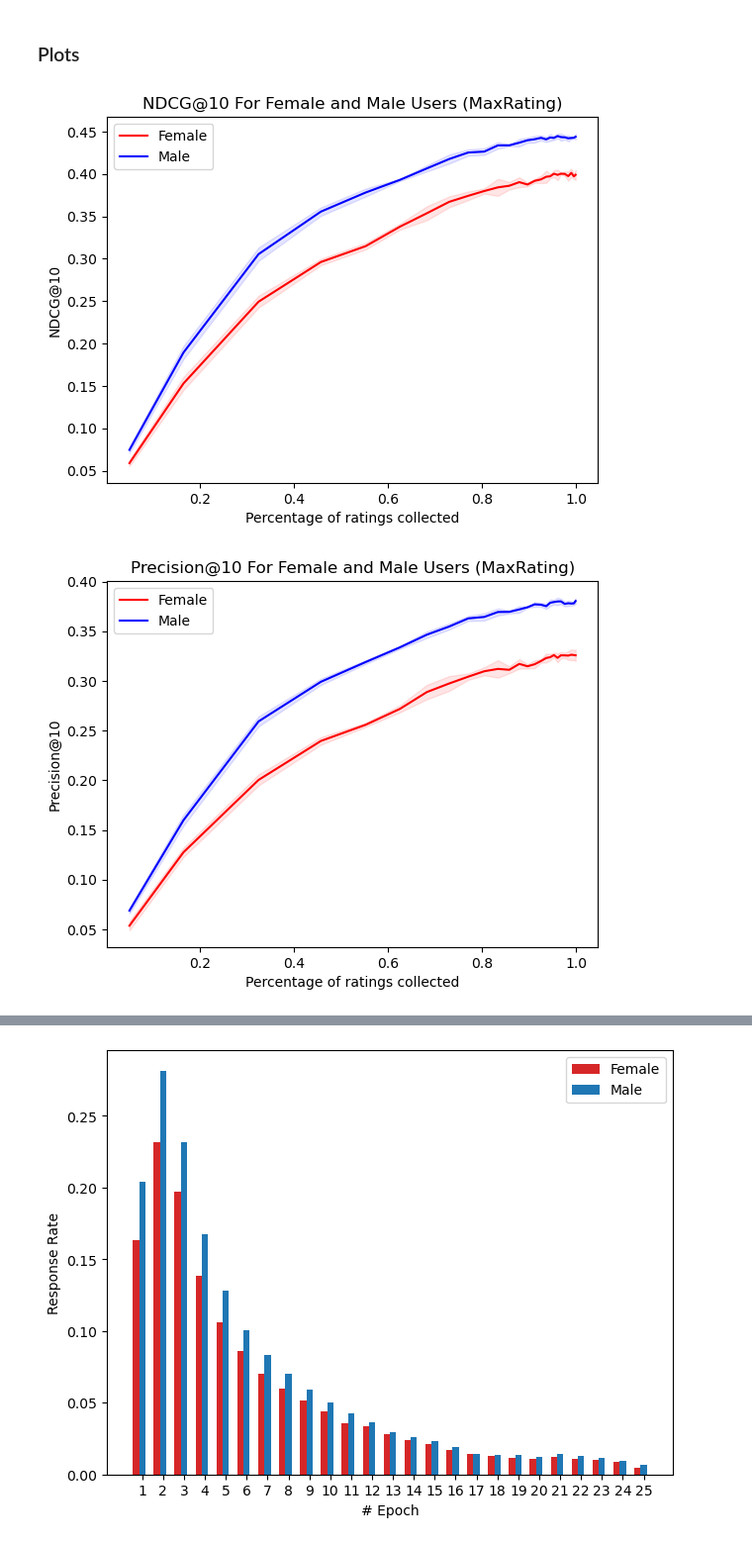
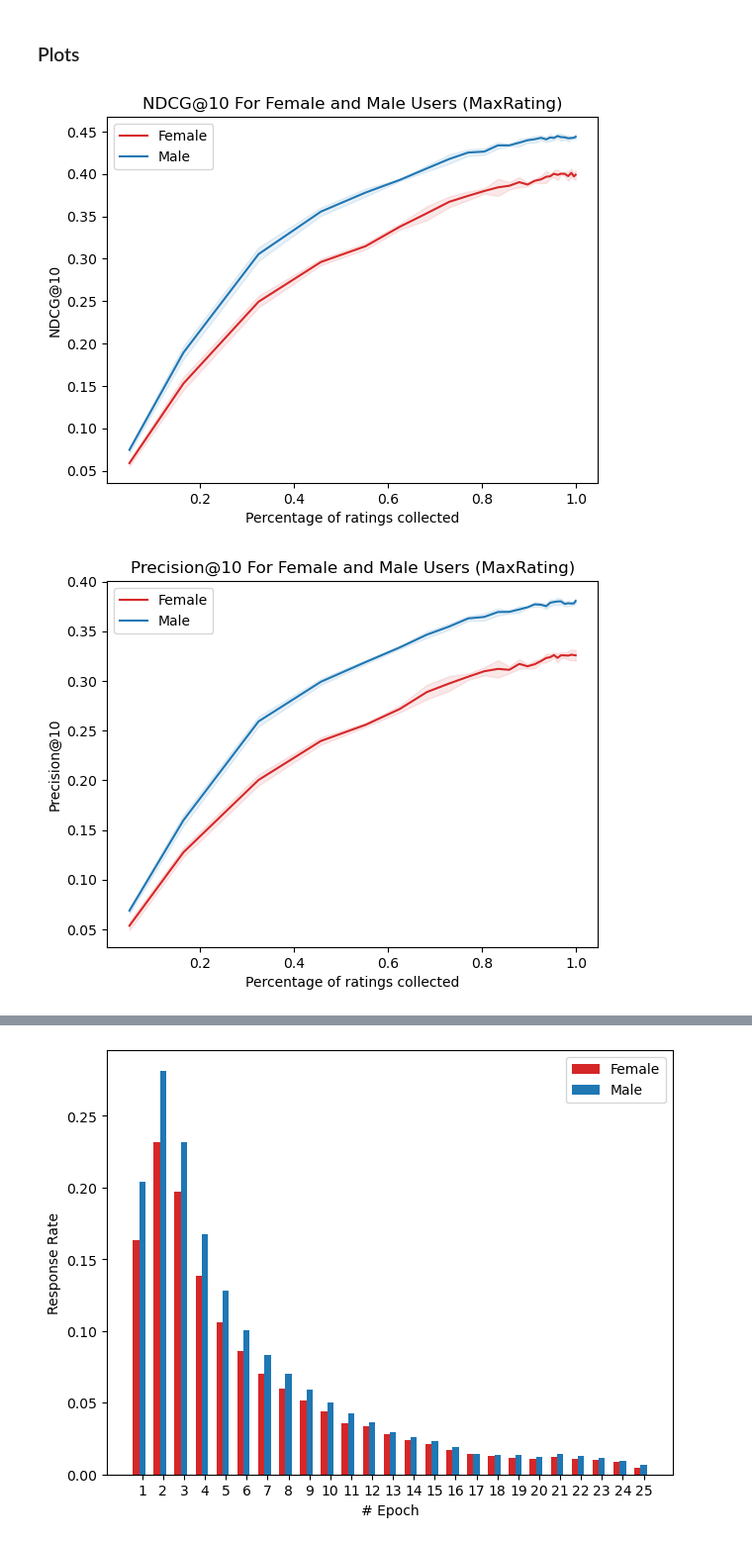
Before and after one commit to sipei-li/DeepALDataMinimization, a Jupyter notebook: LightGCN_exp1.ipynb, the cells around one changed output, grey strips where cells are left out. Shown at 99% size. Saved outputs shown, nothing was run; the diff lists cells and outputs as text; code cells hidden in the pictures.

```diff
--- a/LightGCN_04_08_2025.ipynb
+++ b/LightGCN_exp1.ipynb
@@ -144,6 +144,7 @@ for iter in range(n_iters):
         iid_to_gender=iid_to_gender,
         q=q,
         seed=iter,
+        ratio=None,
     )
     MaxRating_results_lst.append([])
     for epoch in range(n_epochs):
@@ -204,38 +205,38 @@ pro_df_grouped = MaxRating_results_df.groupby('epoch').agg(['mean', 'std', 'coun
 pro_df_grouped['ci'] = 1.95 * pro_df_grouped['std'] / np.sqrt(pro_df_grouped['count'])
 pro_df_grouped['ci_lower'] = pro_df_grouped['mean'] - pro_df_grouped['ci']
 pro_df_grouped['ci_upper'] = pro_df_grouped['mean'] + pro_df_grouped['ci']
 
 unpro_df_grouped = MaxRating_results_df.groupby('epoch').agg(['mean', 'std', 'count'])['ndcg_unpro']
 unpro_df_grouped['ci'] = 1.95 * unpro_df_grouped['std'] / np.sqrt(unpro_df_grouped['count'])
 unpro_df_grouped['ci_lower'] = unpro_df_grouped['mean'] - unpro_df_grouped['ci']
 unpro_df_grouped['ci_upper'] = unpro_df_grouped['mean'] + unpro_df_grouped['ci']
 
-plt.plot(percentages, pro_df_grouped['mean'], color='r', label="Female")
+plt.plot(percentages, pro_df_grouped['mean'], color='tab:red', label="Female")
 plt.fill_between(
     percentages,
     pro_df_grouped['ci_lower'],
     pro_df_grouped['ci_upper'],
-    color='r',
+    color='tab:red',
     alpha=.1
 )
 
-plt.plot(percentages, unpro_df_grouped['mean'], color='b', label="Male")
+plt.plot(percentages, unpro_df_grouped['mean'], color='tab:blue', label="Male")
 plt.fill_between(
     percentages,
     unpro_df_grouped['ci_lower'],
     unpro_df_grouped['ci_upper'],
-    color='b',
+    color='tab:blue',
     alpha=.1
 )
 
 plt.xlabel('Percentage of ratings collected')
 plt.ylabel('NDCG@10')
 
 plt.legend()
 plt.title("NDCG@10 For Female and Male Users (MaxRating)")
 plt.show()
 # %% [output]
-[figure, old version]
+[figure, new version]
 # %%
 # precision
 pro_df_grouped = MaxRating_results_df.groupby('epoch').agg(['mean', 'std', 'count'])['precision_pro']
@@ -248,21 +249,21 @@ unpro_df_grouped['ci'] = 1.95 * unpro_df_grouped['std'] / np.sqrt(unpro_df_group
 unpro_df_grouped['ci_lower'] = unpro_df_grouped['mean'] - unpro_df_grouped['ci']
 unpro_df_grouped['ci_upper'] = unpro_df_grouped['mean'] + unpro_df_grouped['ci']
 
-plt.plot(percentages, pro_df_grouped['mean'], color='r', label="Female")
+plt.plot(percentages, pro_df_grouped['mean'], color='tab:red', label="Female")
 plt.fill_between(
     percentages,
     pro_df_grouped['ci_lower'],
     pro_df_grouped['ci_upper'],
-    color='r',
+    color='tab:red',
     alpha=.1
 )
 
-plt.plot(percentages, unpro_df_grouped['mean'], color='b', label="Male")
+plt.plot(percentages, unpro_df_grouped['mean'], color='tab:blue', label="Male")
 plt.fill_between(
     percentages,
     unpro_df_grouped['ci_lower'],
     unpro_df_grouped['ci_upper'],
-    color='b',
+    color='tab:blue',
     alpha=.1
 )
 
@@ -273,7 +274,7 @@ plt.legend()
 plt.title("Precision@10 For Female and Male Users (MaxRating)")
 plt.show()
 # %% [output]
-[figure, old version]
+[figure, new version]
 # %%
 # recall
 pro_df_grouped = MaxRating_results_df.groupby('epoch').agg(['mean', 'std', 'count'])['recall_pro']
```
Also changed, not shown: parts of 6 cells of this notebook, 9 other files.
